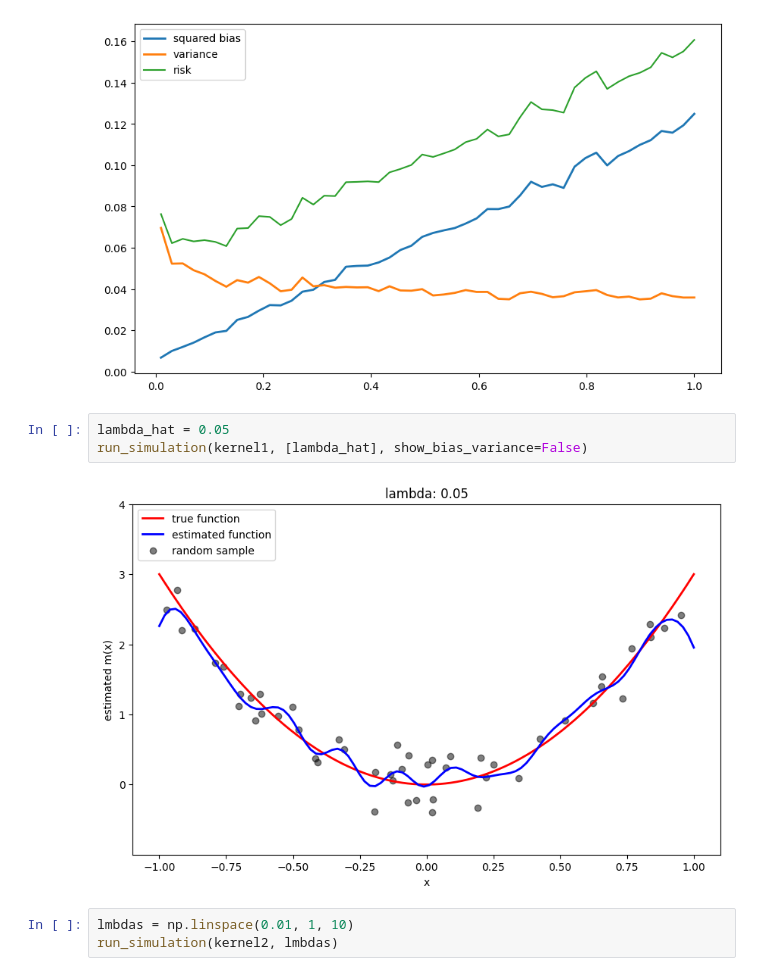
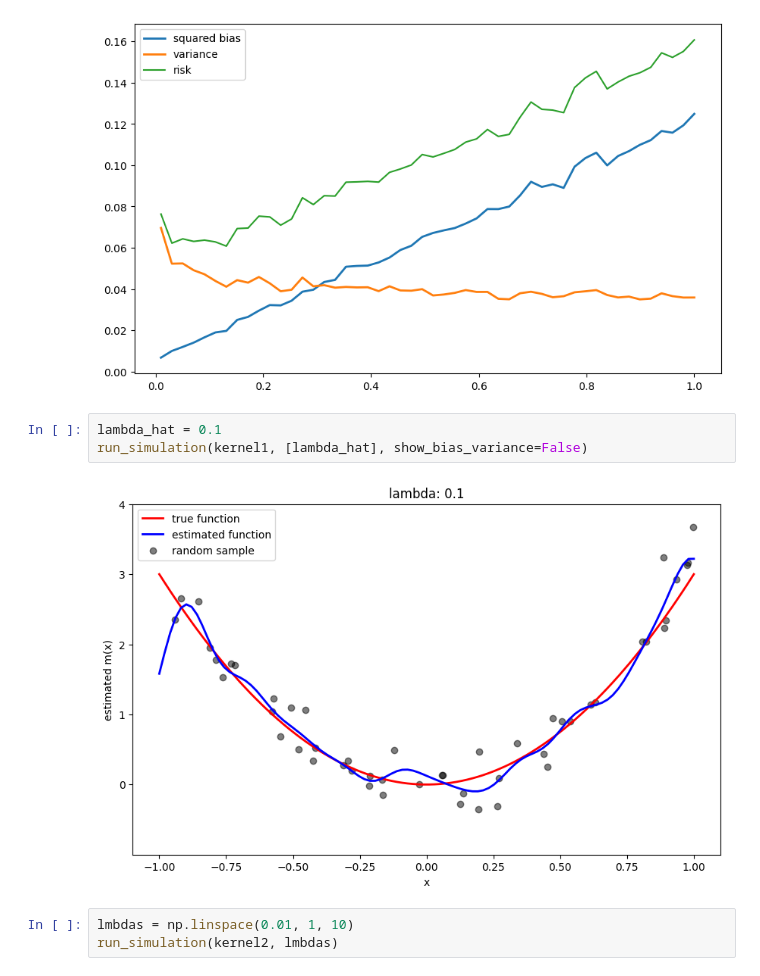
Before and after one commit to hascherj/IML_assignments, a Jupyter notebook: assignments/assn1/assn1.ipynb, the cells around one changed output. Drawn from its saved outputs; the diff is of its cells as text.

```diff
--- a/assignments/assn1/assn1.ipynb
+++ b/assignments/assn1/assn1.ipynb
@@ -393,10 +397,10 @@ run_simulation(kernel1, lmbdas)
 [figure]
 [figure]
 # %%
-lambda_hat = 0.05
+lambda_hat = 0.1
 run_simulation(kernel1, [lambda_hat], show_bias_variance=False)
 # %% [output]
-[figure, old version]
+[figure, new version]
 # %%
 lmbdas = np.linspace(0.01, 1, 10)
 run_simulation(kernel2, lmbdas)
```
Also changed, not shown: parts of 9 cells of this notebook.
